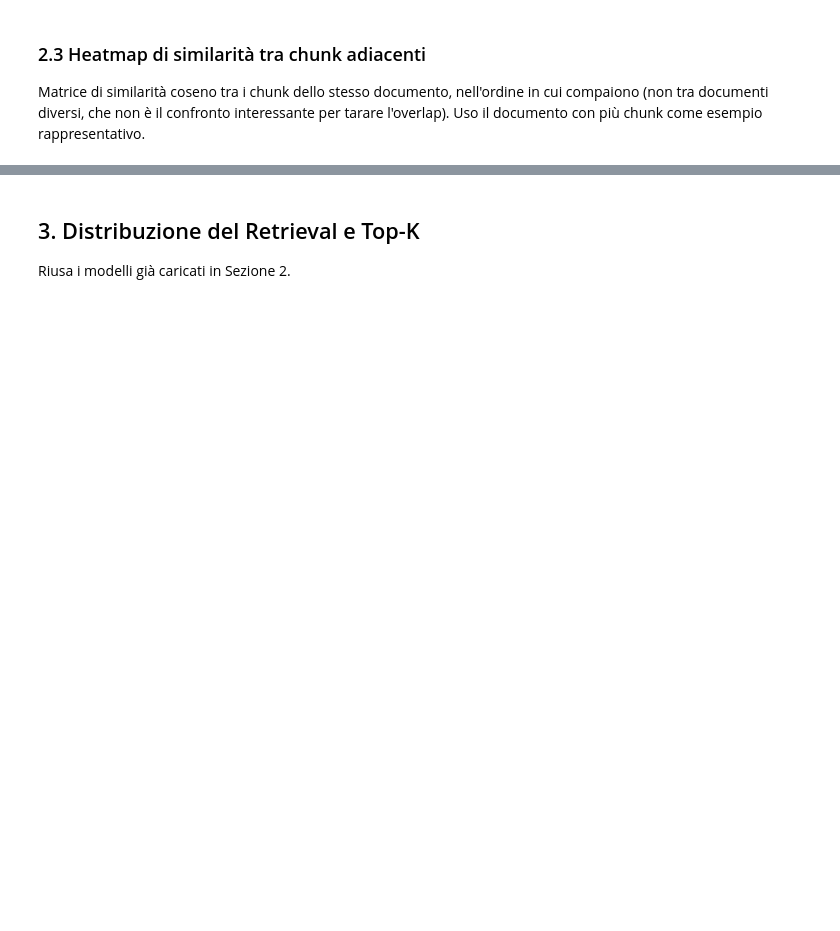
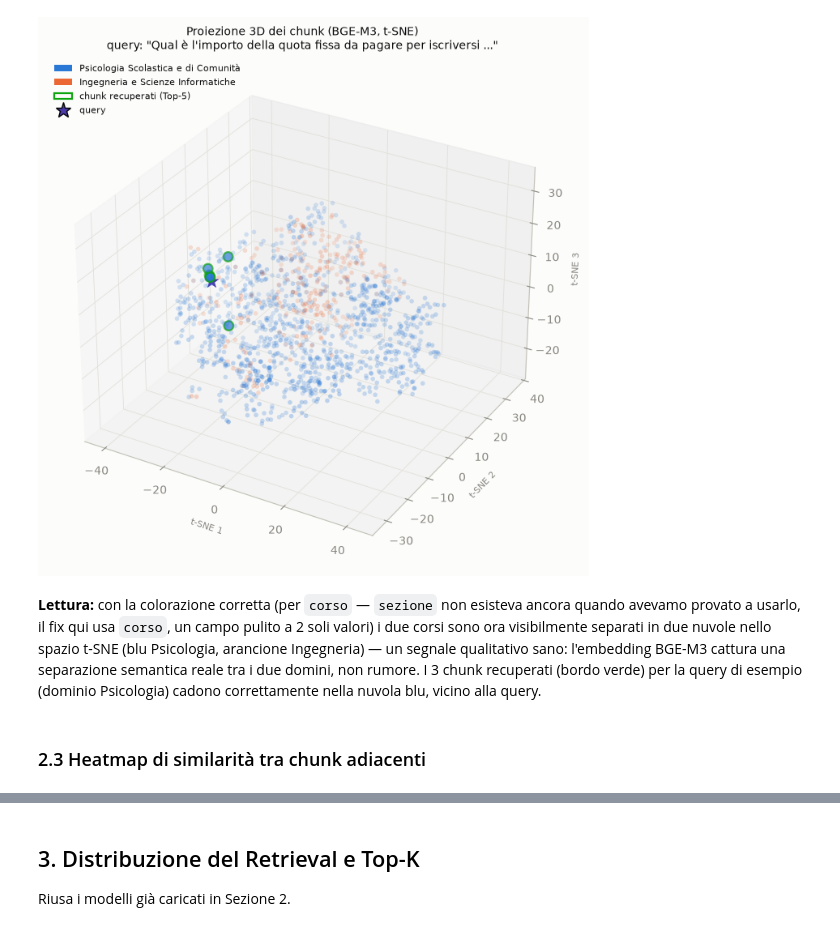
Before and after one commit to michelenardini99/rag_unibo, a Jupyter notebook: notebook/evaluation.ipynb, the cells around one changed output, grey strips where cells are left out. Drawn from its saved outputs; the diff is of its cells as text; code cells hidden in the pictures; blank space fills up the shorter version.

```diff
--- a/notebook/evaluation.ipynb
+++ b/notebook/evaluation.ipynb
@@ -310,7 +265,7 @@ offset = None
 while True:
     points, offset = qdrant.scroll(
         collection_name=settings.qdrant_collection,
-        with_payload=["categoria", "source_path"],
+        with_payload=["corso", "source_path"],
         with_vectors=["dense"],
         limit=256,
         offset=offset,
@@ -320,5 +275,5 @@ while True:
         break
 
 vectors = np.array([p.vector["dense"] for p in all_points])
-categorie = [p.payload.get("categoria") for p in all_points]
+categorie = [p.payload.get("corso") for p in all_points]
 print(f"{len(vectors)} vettori recuperati da Qdrant")
@@ -358,39 +309,39 @@ is_retrieved = np.array([p.id in top_ids for p in all_points])
 # %%
 fig = plt.figure(figsize=(8, 7))
 fig.patch.set_facecolor(SURFACE)
 ax = fig.add_subplot(111, projection="3d")
 ax.set_facecolor(SURFACE)
 
-color_map = {"regolamenti": PALETTE["blue"], "corsi": PALETTE["orange"]}
+color_map = {"PsicologiaScolasticaComunita": PALETTE["blue"], "IngegneriaScienzeInformatiche": PALETTE["orange"]}
 point_colors = [color_map.get(c, INK_MUTED) for c in categorie]
 
 ax.scatter(chunk_coords[~is_retrieved, 0], chunk_coords[~is_retrieved, 1], chunk_coords[~is_retrieved, 2],
            c=np.array(point_colors)[~is_retrieved], s=16, alpha=0.55, edgecolor="none")
 ax.scatter(chunk_coords[is_retrieved, 0], chunk_coords[is_retrieved, 1], chunk_coords[is_retrieved, 2],
            c=np.array(point_colors)[is_retrieved], s=70, alpha=0.95, edgecolor=GOOD, linewidth=1.6)
 ax.scatter(*query_coord, c=PALETTE["violet"], marker="*", s=280, edgecolor="white", linewidth=0.8, zorder=5)
 
 ax.set_xlabel("t-SNE 1", fontsize=8, color=INK_MUTED)
 ax.set_ylabel("t-SNE 2", fontsize=8, color=INK_MUTED)
 ax.set_zlabel("t-SNE 3", fontsize=8, color=INK_MUTED)
 ax.set_title(f"Proiezione 3D dei chunk (BGE-M3, t-SNE)\nquery: \"{query_text[:60]}...\"", fontsize=10)
 
 legend_handles = [
-    Patch(facecolor=color_map["regolamenti"], label="regolamenti"),
-    Patch(facecolor=color_map["corsi"], label="corsi"),
+    Patch(facecolor=color_map["PsicologiaScolasticaComunita"], label="Psicologia Scolastica e di Comunità"),
+    Patch(facecolor=color_map["IngegneriaScienzeInformatiche"], label="Ingegneria e Scienze Informatiche"),
     Patch(facecolor=SURFACE, edgecolor=GOOD, linewidth=1.6, label="chunk recuperati (Top-5)"),
     plt.Line2D([0], [0], marker="*", color="none", markerfacecolor=PALETTE["violet"], markersize=14, label="query"),
 ]
 ax.legend(handles=legend_handles, frameon=False, loc="upper left", fontsize=8)
 
 plt.tight_layout()
 plt.show()
+# %% [output]
+[figure, added]
-# %% [markdown]
-### 2.3 Heatmap di similarità tra chunk adiacenti
-
-Matrice di similarità coseno tra i chunk dello stesso documento, nell'ordine in cui compaiono
-(non tra documenti diversi, che non è il confronto interessante per tarare l'overlap). Uso il
-documento con più chunk come esempio rappresentativo.
+# %% [markdown]
+**Lettura:** con la colorazione corretta (per `corso` — `sezione` non esisteva ancora quando avevamo provato a usarlo, il fix qui usa `corso`, un campo pulito a 2 soli valori) i due corsi sono ora visibilmente separati in due nuvole nello spazio t-SNE (blu Psicologia, arancione Ingegneria) — un segnale qualitativo sano: l'embedding BGE-M3 cattura una separazione semantica reale tra i due domini, non rumore. I 3 chunk recuperati (bordo verde) per la query di esempio (dominio Psicologia) cadono correttamente nella nuvola blu, vicino alla query.
+# %% [markdown]
+### 2.3 Heatmap di similarità tra chunk adiacenti
 # %%
 doc_groups = defaultdict(list)
 for p, vec in zip(all_points, vectors):
```
Also changed, not shown: parts of 56 cells of this notebook, 23 other files.
